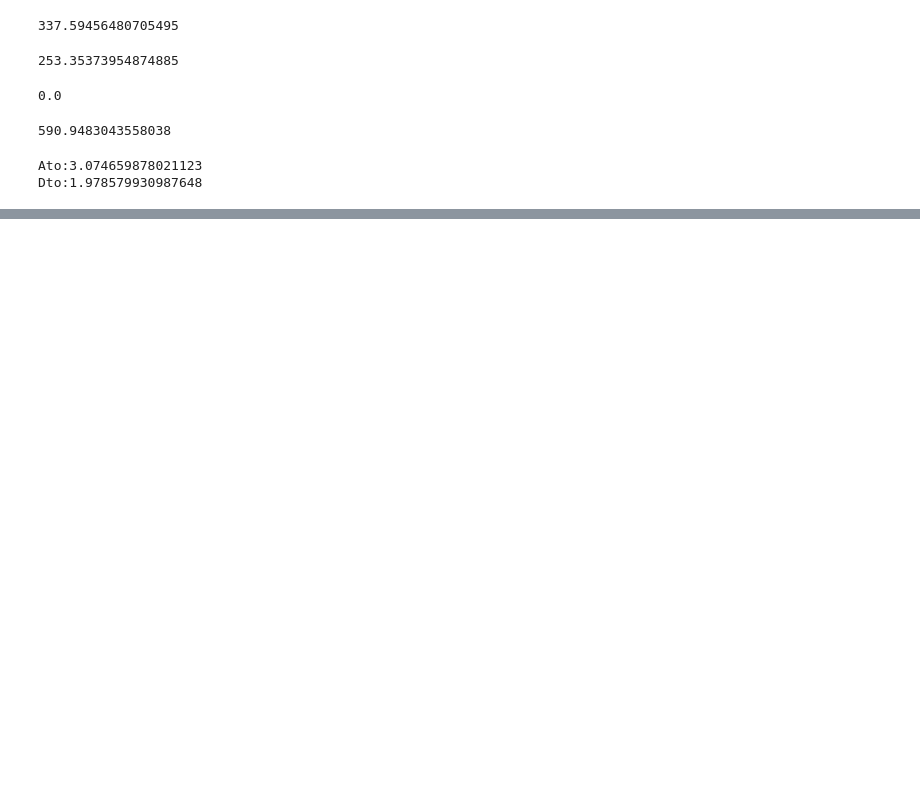
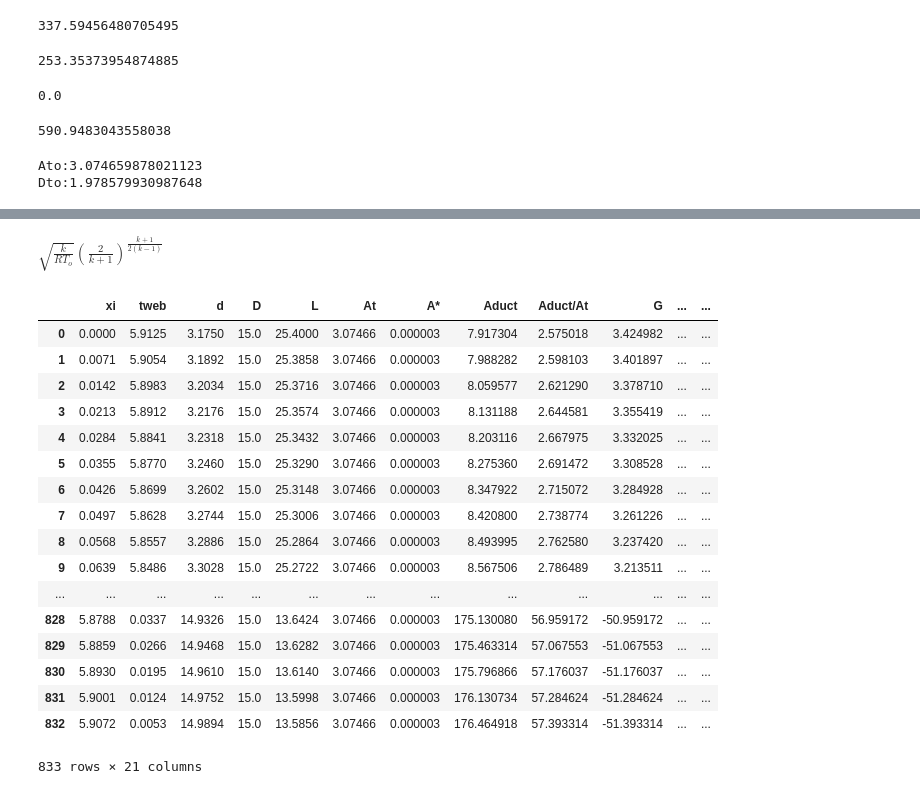
Before and after one commit to bokonine/rocketsim, a Jupyter notebook: RocketSim.ipynb, the cells around one changed output, grey strips where cells are left out. Drawn from its saved outputs; the diff is of its cells as text; code cells hidden in the pictures; blank space fills up the shorter version.

```diff
--- a/RocketSim.ipynb
+++ b/RocketSim.ipynb
@@ -60,11 +59,3 @@ Abo=Abeo+Abco+Abso
 Abo
 # %% [output]
 590.9483043558038
-# %%
-KnMax = 254
-
-# find Tweb end point
-def Tweb(x):
-    return ((Do-osi*2*x)-(do+2*x))/2
-
-x_twebMin=opt.newton(Tweb,0)
@@ -110,3 +121,75 @@ plt.show()
 # %% [output]
 [interactive output not drawn]
 [interactive output not drawn]
+# %%
+Rprime=8314.
+M=41.98 # lookup
+R=198.
+k=1.139
+To=1720.
+Patm=.101
+
+display(Math('\\sqrt{\\frac{k}{R T_o}}\\left(\\frac{2}{k+1}\\right)^{\\frac{k+1}{2(k-1)}}'))
+
+mnfconst=math.sqrt(k/(To*R))*((2/(k+1))**((k+1)/((2*(k-1)))))
+# %% [output]
+$\displaystyle \sqrt{\frac{k}{R T_o}}\left(\frac{2}{k+1}\right)^{\frac{k+1}{2(k-1)}}$
+# %%
+
+
+kv=0
+rhopgrain=1.795
+
+x = np.arange(0., x_twebMin, .0071)
+
+data = {"xi":x.tolist()}
+pData = pd.DataFrame.from_dict(data)
+pData['tweb']=Tweb(pData['xi'])
+pData['d']=do_x(pData['xi'])
+pData['D']=Do_x(pData['xi'])
+pData['L']=Lgo_x(pData['xi'])
+pData['At']=Ato
+pData['A*']=Ato/(1000**2)
+pData['Aduct']=circleArea(pData['D'])-circleArea(pData['D'],pData['d'])
+pData['Aduct/At']=pData['Aduct']/pData['At']
+pData['G']=6-pData['Aduct/At']
+pData['Po']=.101 # placeholder - compute later
+pData['a']=8.26 # lookup later
+pData['n']=.319 # lookup later
+pData['r']=(1+kv*pData['G'])*pData['a']*pData['Po']**pData['n']
+pData['t']=pData['xi']/pData['r']
+pData['Vgrain_mm']=cylinderVolume(pData['L'],pData['D'],pData['d'])
+pData['Vgrain_m']=pData['Vgrain_mm']/1000**3
+pData['Vfree']=(Vc/1000**3)-pData['Vgrain_m']
+pData['Mgrain']=rhopgrain*pData['Vgrain_mm']/1000**2
+pData['Mgen']=pd.DataFrame.diff(pData['Mgrain'])/pd.DataFrame.diff(pData['t'])
+pData['mnfconst']=(pData['Po']-Patm)*1000000*pData['A*']*mnfconst
+
+
+
+
+#pData['Mnoz']=pd.DataFrame.diff(pData['Mgrain'])/pd.DataFrame.diff(pData['t'])
+#pData['Msto']=pd.DataFrame.diff(pData['Mgrain'])/pd.DataFrame.diff(pData['t'])
+
+
+
+pData
+# %% [output]
+|  | xi | tweb | d | D | L | At | A* | Aduct | Aduct/At | G | ... | ... |
+| 0 | 0.0000 | 5.9125 | 3.1750 | 15.0 | 25.4000 | 3.07466 | 0.000003 | 7.917304 | 2.575018 | 3.424982 | ... | ... |
+| 1 | 0.0071 | 5.9054 | 3.1892 | 15.0 | 25.3858 | 3.07466 | 0.000003 | 7.988282 | 2.598103 | 3.401897 | ... | ... |
+| 2 | 0.0142 | 5.8983 | 3.2034 | 15.0 | 25.3716 | 3.07466 | 0.000003 | 8.059577 | 2.621290 | 3.378710 | ... | ... |
+| 3 | 0.0213 | 5.8912 | 3.2176 | 15.0 | 25.3574 | 3.07466 | 0.000003 | 8.131188 | 2.644581 | 3.355419 | ... | ... |
+| 4 | 0.0284 | 5.8841 | 3.2318 | 15.0 | 25.3432 | 3.07466 | 0.000003 | 8.203116 | 2.667975 | 3.332025 | ... | ... |
+| 5 | 0.0355 | 5.8770 | 3.2460 | 15.0 | 25.3290 | 3.07466 | 0.000003 | 8.275360 | 2.691472 | 3.308528 | ... | ... |
+| 6 | 0.0426 | 5.8699 | 3.2602 | 15.0 | 25.3148 | 3.07466 | 0.000003 | 8.347922 | 2.715072 | 3.284928 | ... | ... |
+| 7 | 0.0497 | 5.8628 | 3.2744 | 15.0 | 25.3006 | 3.07466 | 0.000003 | 8.420800 | 2.738774 | 3.261226 | ... | ... |
+| 8 | 0.0568 | 5.8557 | 3.2886 | 15.0 | 25.2864 | 3.07466 | 0.000003 | 8.493995 | 2.762580 | 3.237420 | ... | ... |
+| 9 | 0.0639 | 5.8486 | 3.3028 | 15.0 | 25.2722 | 3.07466 | 0.000003 | 8.567506 | 2.786489 | 3.213511 | ... | ... |
+| ... | ... | ... | ... | ... | ... | ... | ... | ... | ... | ... | ... | ... |
+| 828 | 5.8788 | 0.0337 | 14.9326 | 15.0 | 13.6424 | 3.07466 | 0.000003 | 175.130080 | 56.959172 | -50.959172 | ... | ... |
+| 829 | 5.8859 | 0.0266 | 14.9468 | 15.0 | 13.6282 | 3.07466 | 0.000003 | 175.463314 | 57.067553 | -51.067553 | ... | ... |
+| 830 | 5.8930 | 0.0195 | 14.9610 | 15.0 | 13.6140 | 3.07466 | 0.000003 | 175.796866 | 57.176037 | -51.176037 | ... | ... |
+| 831 | 5.9001 | 0.0124 | 14.9752 | 15.0 | 13.5998 | 3.07466 | 0.000003 | 176.130734 | 57.284624 | -51.284624 | ... | ... |
+| 832 | 5.9072 | 0.0053 | 14.9894 | 15.0 | 13.5856 | 3.07466 | 0.000003 | 176.464918 | 57.393314 | -51.393314 | ... | ... |
+833 rows × 21 columns
```
Also changed, not shown: parts of 6 cells of this notebook, 1 other file.
